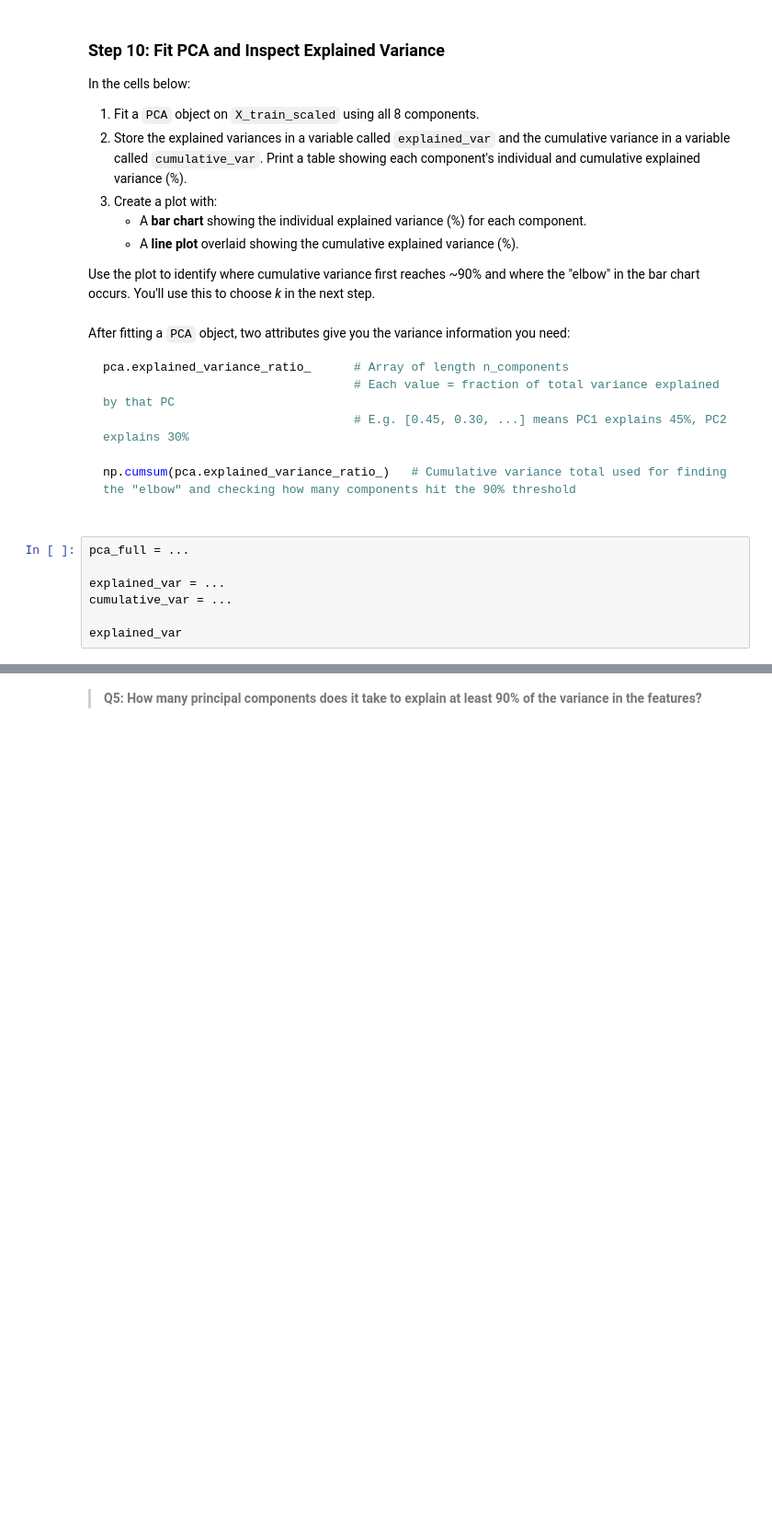
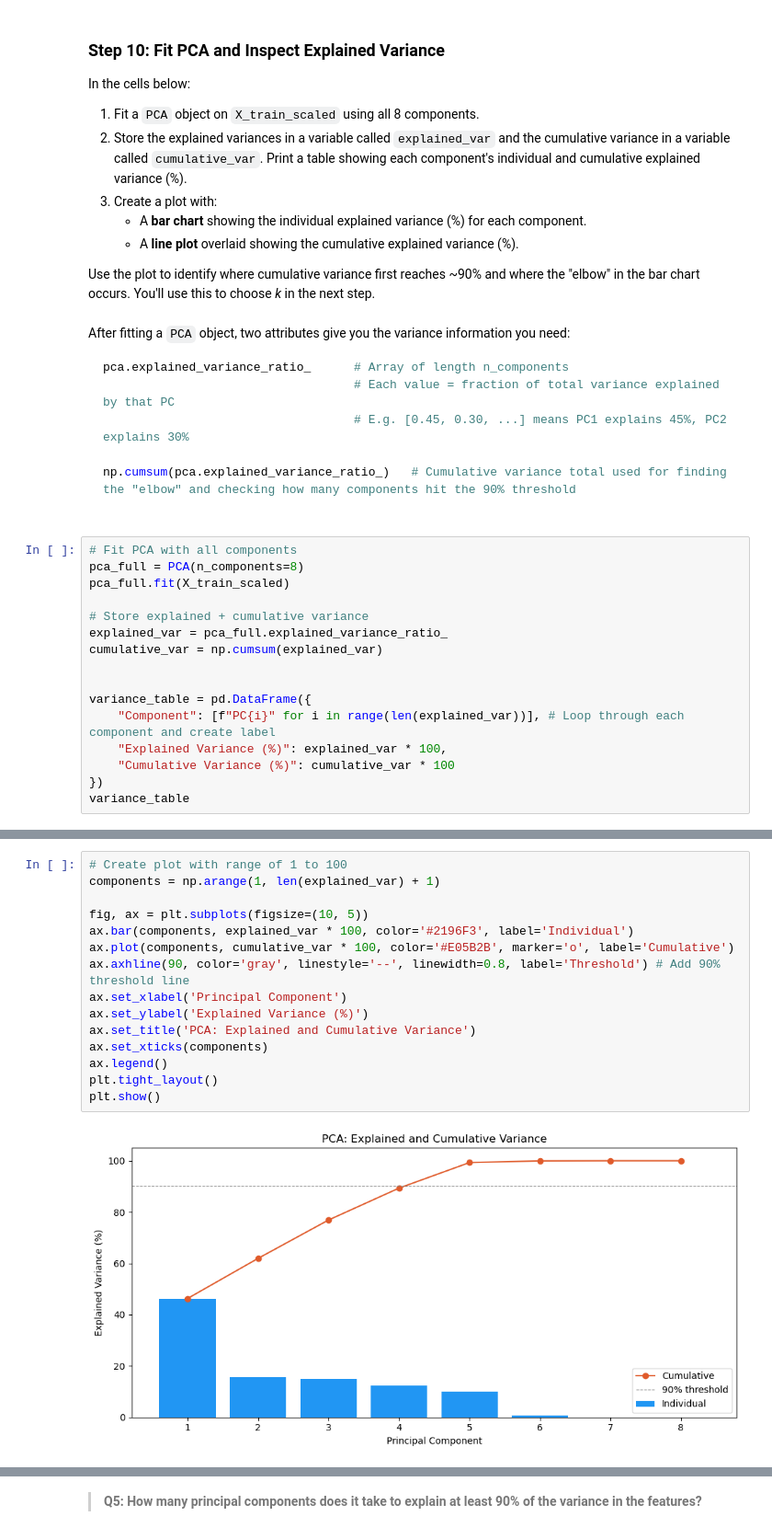
Before and after one commit to vedikaS-byte/assignment-3, a Jupyter notebook: task1/hw3-task1.ipynb, the cells around one changed output, grey strips where cells are left out. Shown at 92% size. Cells and saved outputs as stored; diff of their text form; blank space fills up the shorter version.

````diff
--- a/task1/hw3-task1.ipynb
+++ b/task1/hw3-task1.ipynb
@@ -389,10 +448,19 @@ np.cumsum(pca.explained_variance_ratio_)   # Cumulative variance total used for
 
 ```
 # %%
-pca_full = ...
+# Fit PCA with all components
+pca_full = PCA(n_components=8)
+pca_full.fit(X_train_scaled)
 
-explained_var = ...
-cumulative_var = ...
+# Store explained + cumulative variance
+explained_var = pca_full.explained_variance_ratio_
+cumulative_var = np.cumsum(explained_var)
 
-explained_var
+
+variance_table = pd.DataFrame({
+    "Component": [f"PC{i}" for i in range(len(explained_var))], # Loop through each component and create label
+    "Explained Variance (%)": explained_var * 100,
+    "Cumulative Variance (%)": cumulative_var * 100
+})
+variance_table
 # %% [output]
@@ -400,3 +476,20 @@ Ellipsis
+# %%
+# Create plot with range of 1 to 100
+components = np.arange(1, len(explained_var) + 1)
+
+fig, ax = plt.subplots(figsize=(10, 5))
+ax.bar(components, explained_var * 100, color='#2196F3', label='Individual')
+ax.plot(components, cumulative_var * 100, color='#E05B2B', marker='o', label='Cumulative')
+ax.axhline(90, color='gray', linestyle='--', linewidth=0.8, label='Threshold') # Add 90% threshold line
+ax.set_xlabel('Principal Component')
+ax.set_ylabel('Explained Variance (%)')
+ax.set_title('PCA: Explained and Cumulative Variance')
+ax.set_xticks(components)
+ax.legend()
+plt.tight_layout()
+plt.show()
+# %% [output]
+[figure, added]
 # %%
 grader.check("q7")
 # %% [output]
````
Also changed, not shown: parts of 11 cells of this notebook.
